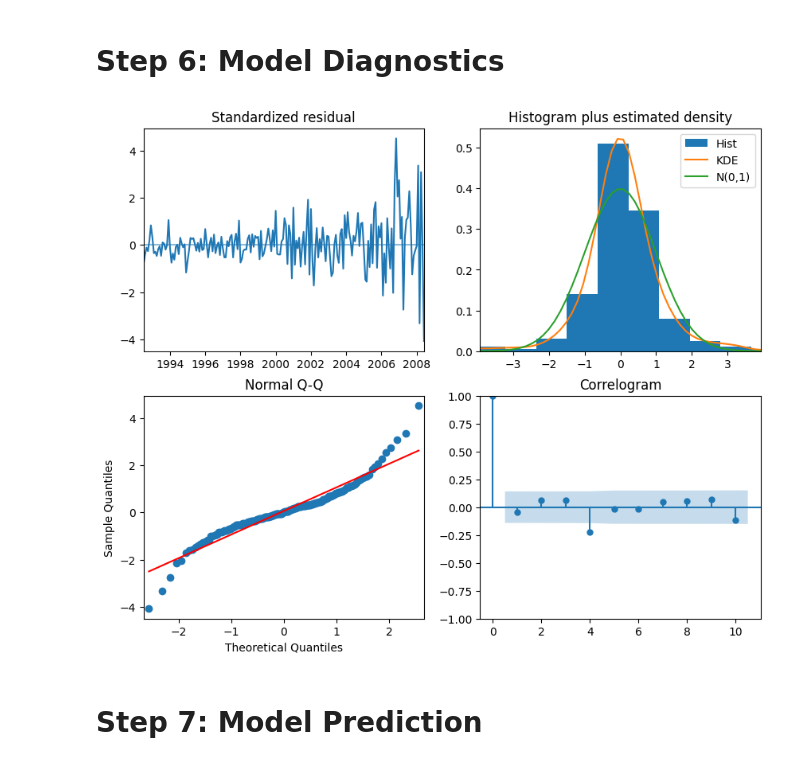
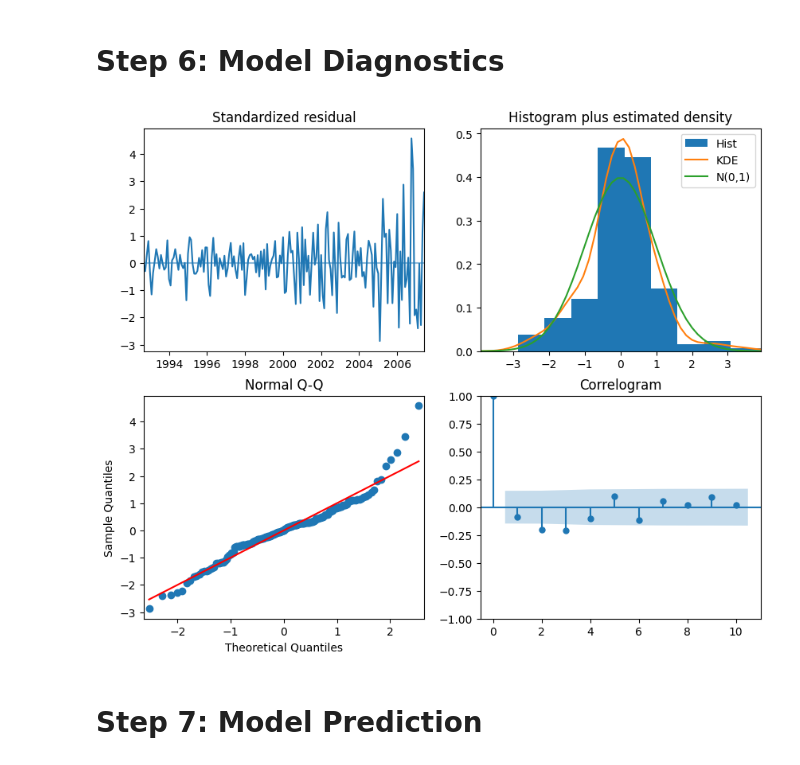
Before and after one commit to GAKIZAB/Time_series, a Jupyter notebook: Time_series.ipynb, the cells around one changed output. Saved outputs shown, nothing was run; the diff lists cells and outputs as text; code cells hidden in the pictures.

```diff
--- a/Time_series.ipynb
+++ b/Time_series.ipynb
@@ -143,3 +175,16 @@ plt.suptitle('Comparison of Differencing Methods', fontsize=16)
 plt.show()
 # %% [output]
 [figure]
+# %%
+def check_stationarity(series):
+    result = adfuller(series)
+    print(f"ADF Statistic: {result[0]}")
+    print(f"p-value: {result[1]}")
+    if result[1] > 0.05:
+        print("La série n'est pas stationnaire. Appliquer une différenciation.")
+    else:
+        print("La série est stationnaire.")
+
+# Appliquer une différenciation si nécessaire
+series = data.diff().diff().dropna()
+check_stationarity(data_diff.values.flatten())
@@ -148,8 +201,12 @@ plt.show()
 # %%
-# Use auto_arima to determine the best model parameters
-model = auto_arima(series, start_p=1, start_q=1, test='adf', max_p=3, max_q=3, m=12,
-                   start_P=0, seasonal=True, d=None, D=1, trace=True,
+# 1. create training data for sarima, remove the last n_periods for testing
+n_periods = 12 # same as the prediction periods used before
+train_series_sarima = series[:-n_periods]
+test_series_sarima = series[-n_periods:]
+# fit the model to the training data
+model_sarima = auto_arima(train_series_sarima, start_p=1, start_q=1, test='adf', max_p=3, max_q=3, m=12,
+                   start_P=0, seasonal=True, d=None, D=1, trace=False,
                    error_action='ignore', suppress_warnings=True, stepwise=True)
-
-# Print model summary
-print(model.summary())
+# make the predictions
+predictions_sarima = model_sarima.predict(n_periods=n_periods)
+y_test_sarima = test_series_sarima.values # get the true values
@@ -175,10 +234,10 @@ Warnings:
 # Step 6: Model Diagnostics
 # %%
 # Plot diagnostic plots for the ARIMA model
-model.plot_diagnostics(figsize=(10, 8))
+model_sarima.plot_diagnostics(figsize=(10, 8))
 plt.show()
 # %% [output]
-[figure, old version]
+[figure, new version]
 # %% [markdown]
 # Step 7: Model Prediction
 # %%
```
Also changed, not shown: parts of 18 cells of this notebook.
